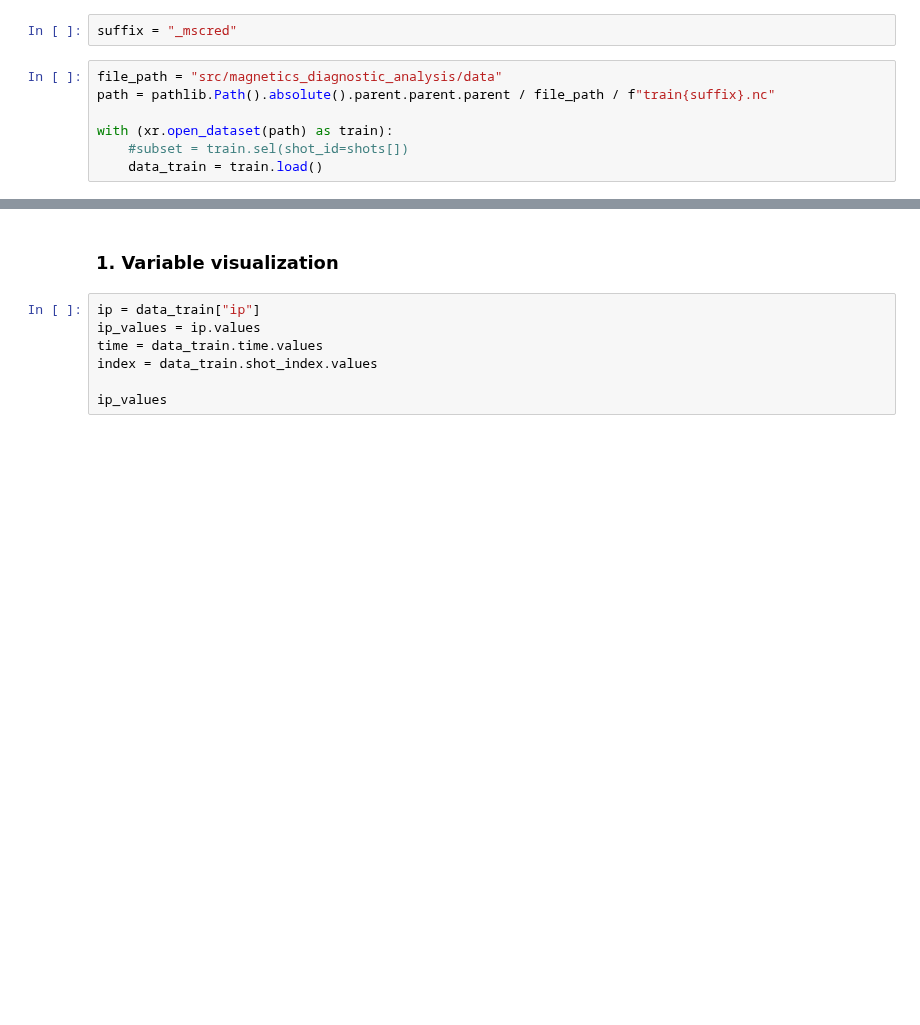
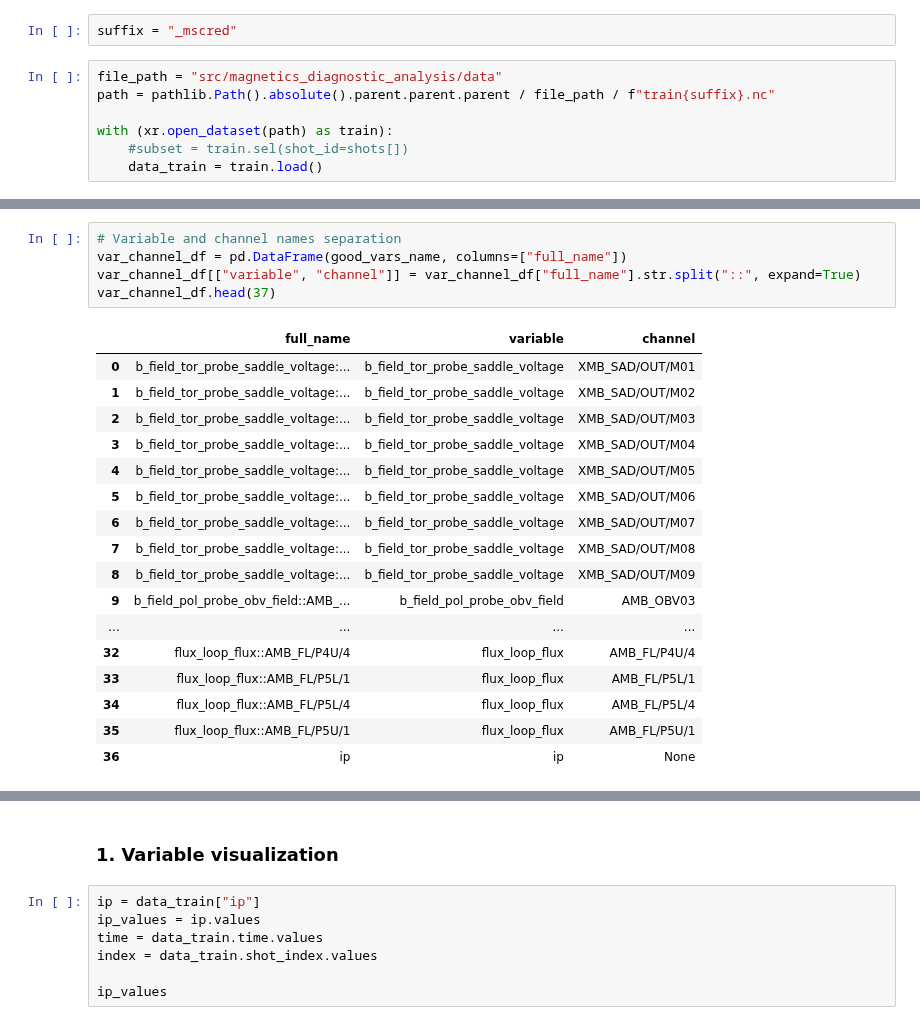
Before and after one commit to LouisBrusset/ITER-magnetics-diagnostic-analysis, a Jupyter notebook: src/magnetics_diagnostic_analysis/data_analysis/dataframe_analysis.ipynb, the cells around one changed output, grey strips where cells are left out. Drawn from its saved outputs; the diff is of its cells as text; blank space fills up the shorter version.

```diff
--- a/src/magnetics_diagnostic_analysis/data_analysis/dataframe_analysis.ipynb
+++ b/src/magnetics_diagnostic_analysis/data_analysis/dataframe_analysis.ipynb
@@ -16,0 +65,23 @@ with (xr.open_dataset(path) as train):
+# %%
+# Variable and channel names separation
+var_channel_df = pd.DataFrame(good_vars_name, columns=["full_name"])
+var_channel_df[["variable", "channel"]] = var_channel_df["full_name"].str.split("::", expand=True)
+var_channel_df.head(37)
+# %% [output]
+|  | full_name | variable | channel |
+| 0 | b_field_tor_probe_saddle_voltage:... | b_field_tor_probe_saddle_voltage | XMB_SAD/OUT/M01 |
+| 1 | b_field_tor_probe_saddle_voltage:... | b_field_tor_probe_saddle_voltage | XMB_SAD/OUT/M02 |
+| 2 | b_field_tor_probe_saddle_voltage:... | b_field_tor_probe_saddle_voltage | XMB_SAD/OUT/M03 |
+| 3 | b_field_tor_probe_saddle_voltage:... | b_field_tor_probe_saddle_voltage | XMB_SAD/OUT/M04 |
+| 4 | b_field_tor_probe_saddle_voltage:... | b_field_tor_probe_saddle_voltage | XMB_SAD/OUT/M05 |
+| 5 | b_field_tor_probe_saddle_voltage:... | b_field_tor_probe_saddle_voltage | XMB_SAD/OUT/M06 |
+| 6 | b_field_tor_probe_saddle_voltage:... | b_field_tor_probe_saddle_voltage | XMB_SAD/OUT/M07 |
+| 7 | b_field_tor_probe_saddle_voltage:... | b_field_tor_probe_saddle_voltage | XMB_SAD/OUT/M08 |
+| 8 | b_field_tor_probe_saddle_voltage:... | b_field_tor_probe_saddle_voltage | XMB_SAD/OUT/M09 |
+| 9 | b_field_pol_probe_obv_field::AMB_... | b_field_pol_probe_obv_field | AMB_OBV03 |
+| ... | ... | ... | ... |
+| 32 | flux_loop_flux::AMB_FL/P4U/4 | flux_loop_flux | AMB_FL/P4U/4 |
+| 33 | flux_loop_flux::AMB_FL/P5L/1 | flux_loop_flux | AMB_FL/P5L/1 |
+| 34 | flux_loop_flux::AMB_FL/P5L/4 | flux_loop_flux | AMB_FL/P5L/4 |
+| 35 | flux_loop_flux::AMB_FL/P5U/1 | flux_loop_flux | AMB_FL/P5U/1 |
+| 36 | ip | ip | None |
```
Also changed, not shown: parts of 15 cells of this notebook, 8 other files.
